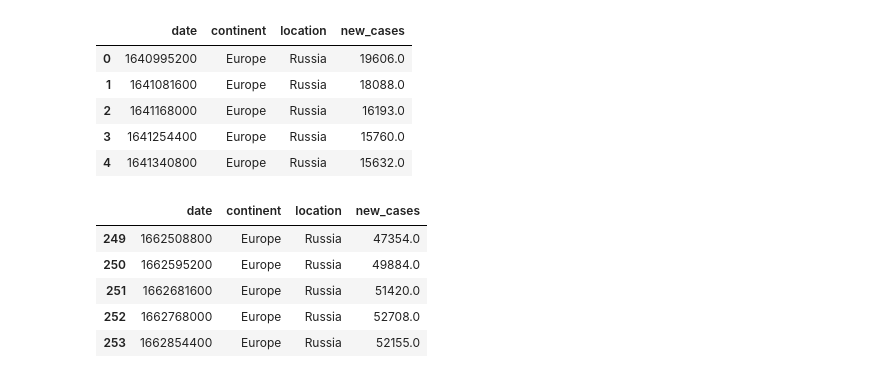
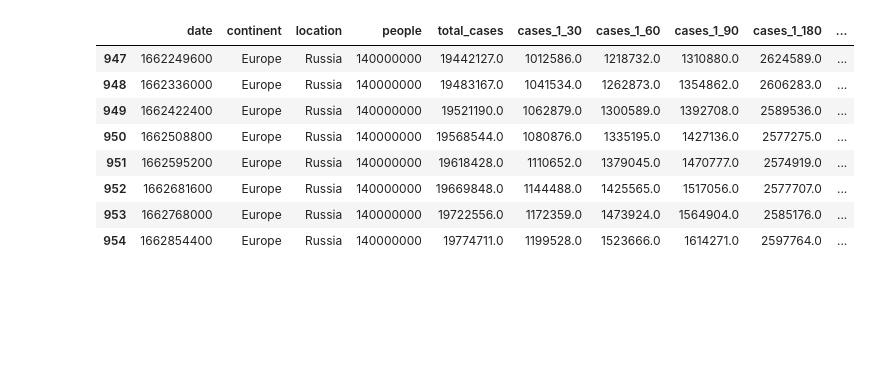
Before and after one commit to noxmyn/DMA, a Jupyter notebook: ML/covid-catboost.ipynb, the cells around one changed output. Cells and saved outputs as stored; diff of their text form; code cells hidden in the pictures; blank space fills up the shorter version.

```diff
--- a/ML/covid-catboost.ipynb
+++ b/ML/covid-catboost.ipynb
@@ -16,28 +11,58 @@ df2 = ps.sqldf('''select date, continent, location, new_cases from df where date
 # %%
-#NaN to 0
-df2['new_cases'] = df2['new_cases'].fillna(0)
+df = df.sort_values(by=['date'])
+df = df.reset_index()
 
 #datetime to int(Epoch)
-df2['date'] = pd.to_datetime(df2['date'])
-df2['date'] = (pd.to_numeric(df2['date'])/1000000000).astype(int)
+df['date'] = pd.to_datetime(df['date'])
+df['date'] = (pd.to_numeric(df['date'])/1000000000).astype(int)
 
 #text to string
-df2['continent'] = df2['continent'].astype(str)
-df2['location'] = df2['location'].astype(str)
+df['continent'] = df['continent'].astype(str)
+df['location'] = df['location'].astype(str)
-# %% [output]
-|  | date | continent | location | new_cases |
-| 0 | 1640995200 | Europe | Russia | 19606.0 |
-| 1 | 1641081600 | Europe | Russia | 18088.0 |
-| 2 | 1641168000 | Europe | Russia | 16193.0 |
-| 3 | 1641254400 | Europe | Russia | 15760.0 |
-| 4 | 1641340800 | Europe | Russia | 15632.0 |
-# %%
-df2.tail(5)
-# %% [output]
-|  | date | continent | location | new_cases |
-| 249 | 1662508800 | Europe | Russia | 47354.0 |
-| 250 | 1662595200 | Europe | Russia | 49884.0 |
-| 251 | 1662681600 | Europe | Russia | 51420.0 |
-| 252 | 1662768000 | Europe | Russia | 52708.0 |
-| 253 | 1662854400 | Europe | Russia | 52155.0 |
+# %%
+df2 = ps.sqldf('''select date, continent, location, 140000000 people,
+                sum(new_cases) over (PARTITION BY continent, location ORDER BY date ROWS UNBOUNDED PRECEDING) total_cases,
+                sum(new_cases) over (PARTITION BY continent, location ORDER BY date ROWS BETWEEN 3 PRECEDING AND 1 PRECEDING) cases_1_3,
+                sum(new_cases) over (PARTITION BY continent, location ORDER BY date ROWS BETWEEN 7 PRECEDING AND 1 PRECEDING) cases_1_7,
+                sum(new_cases) over (PARTITION BY continent, location ORDER BY date ROWS BETWEEN 14 PRECEDING AND 1 PRECEDING) cases_1_14,
+                sum(new_cases) over (PARTITION BY continent, location ORDER BY date ROWS BETWEEN 21 PRECEDING AND 1 PRECEDING) cases_1_21,
+                sum(new_cases) over (PARTITION BY continent, location ORDER BY date ROWS BETWEEN 30 PRECEDING AND 1 PRECEDING) cases_1_30,
+                sum(new_cases) over (PARTITION BY continent, location ORDER BY date ROWS BETWEEN 60 PRECEDING AND 1 PRECEDING) cases_1_60,
+                sum(new_cases) over (PARTITION BY continent, location ORDER BY date ROWS BETWEEN 90 PRECEDING AND 1 PRECEDING) cases_1_90,
+                sum(new_cases) over (PARTITION BY continent, location ORDER BY date ROWS BETWEEN 180 PRECEDING AND 1 PRECEDING) cases_1_180,
+
+                sum(new_cases) over (PARTITION BY continent, location ORDER BY date ROWS BETWEEN 7 PRECEDING AND 1 PRECEDING) -
+                sum(new_cases) over (PARTITION BY continent, location ORDER BY date ROWS BETWEEN 14 PRECEDING AND 8 PRECEDING) changes_7days,
+
+                sum(new_cases) over (PARTITION BY continent, location ORDER BY date ROWS BETWEEN 21 PRECEDING AND 14 PRECEDING) -
+                sum(new_cases) over (PARTITION BY continent, location ORDER BY date ROWS BETWEEN 28 PRECEDING AND 22 PRECEDING) changes_next7days,
+
+                sum(new_cases) over (PARTITION BY continent, location ORDER BY date ROWS BETWEEN 30 PRECEDING AND 1 PRECEDING) -
+                sum(new_cases) over (PARTITION BY continent, location ORDER BY date ROWS BETWEEN 60 PRECEDING AND 31 PRECEDING) changes_30days,
+
+                sum(new_cases) over (PARTITION BY continent, location ORDER BY date ROWS BETWEEN 90 PRECEDING AND 1 PRECEDING) -
+                sum(new_cases) over (PARTITION BY continent, location ORDER BY date ROWS BETWEEN 180 PRECEDING AND 91 PRECEDING) changes_90days,
+
+                new_cases
+                from df
+                where total_cases>0 and location='Russia'
+                order by date, new_cases''')
+# %%
+#NaN to 0
+#df2['new_cases'] = df2['new_cases'].fillna(0)
+#df2['last_90days'] = df2['last_90days'].fillna(0)
+#df2['last_30days'] = df2['last_30days'].fillna(0)
+
+df2.tail(8)
+#332584
+# %% [output]
+|  | date | continent | location | people | total_cases | cases_1_30 | cases_1_60 | cases_1_90 | cases_1_180 | ... |
+| 947 | 1662249600 | Europe | Russia | 140000000 | 19442127.0 | 1012586.0 | 1218732.0 | 1310880.0 | 2624589.0 | ... |
+| 948 | 1662336000 | Europe | Russia | 140000000 | 19483167.0 | 1041534.0 | 1262873.0 | 1354862.0 | 2606283.0 | ... |
+| 949 | 1662422400 | Europe | Russia | 140000000 | 19521190.0 | 1062879.0 | 1300589.0 | 1392708.0 | 2589536.0 | ... |
+| 950 | 1662508800 | Europe | Russia | 140000000 | 19568544.0 | 1080876.0 | 1335195.0 | 1427136.0 | 2577275.0 | ... |
+| 951 | 1662595200 | Europe | Russia | 140000000 | 19618428.0 | 1110652.0 | 1379045.0 | 1470777.0 | 2574919.0 | ... |
+| 952 | 1662681600 | Europe | Russia | 140000000 | 19669848.0 | 1144488.0 | 1425565.0 | 1517056.0 | 2577707.0 | ... |
+| 953 | 1662768000 | Europe | Russia | 140000000 | 19722556.0 | 1172359.0 | 1473924.0 | 1564904.0 | 2585176.0 | ... |
+| 954 | 1662854400 | Europe | Russia | 140000000 | 19774711.0 | 1199528.0 | 1523666.0 | 1614271.0 | 2597764.0 | ... |
 # %%
```
Also changed, not shown: parts of 16 cells of this notebook, 4 other files.
